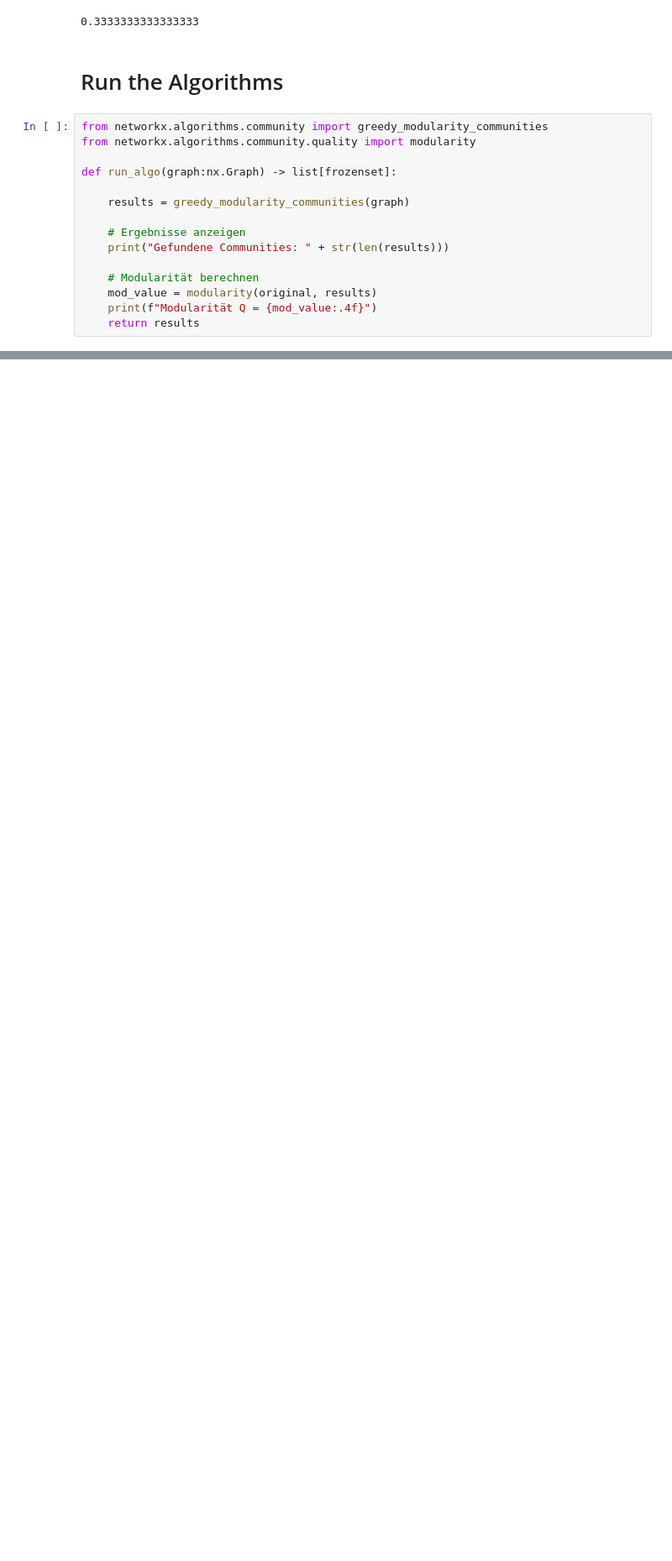
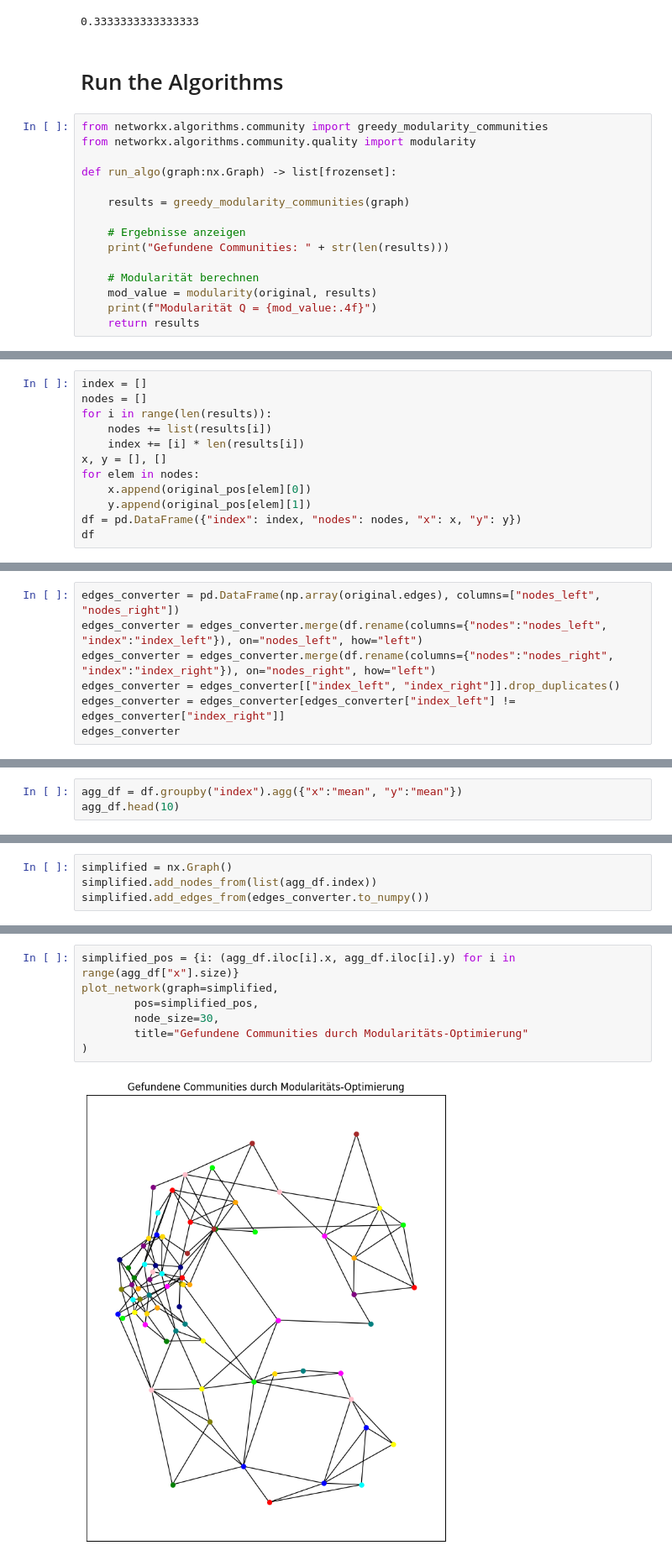
Before and after one commit to hugoschwabe/bachelor-thesis, a Jupyter notebook: benchmark.ipynb, the cells around one changed output, grey strips where cells are left out. Shown at 84% size. Saved outputs shown, nothing was run; the diff lists cells and outputs as text; blank space fills up the shorter version.

```diff
--- a/benchmark.ipynb
+++ b/benchmark.ipynb
@@ -208,0 +209,12 @@ Modularität Q = 0.9615
+# %%
+index = []
+nodes = []
+for i in range(len(results)):
+	nodes += list(results[i])
+	index += [i] * len(results[i])
+x, y = [], []
+for elem in nodes:
+	x.append(original_pos[elem][0])
+	y.append(original_pos[elem][1])
+df = pd.DataFrame({"index": index, "nodes": nodes, "x": x, "y": y})
+df
@@ -208,0 +235,7 @@ Modularität Q = 0.9615
+# %%
+edges_converter = pd.DataFrame(np.array(original.edges), columns=["nodes_left", "nodes_right"])
+edges_converter = edges_converter.merge(df.rename(columns={"nodes":"nodes_left", "index":"index_left"}), on="nodes_left", how="left")
+edges_converter = edges_converter.merge(df.rename(columns={"nodes":"nodes_right", "index":"index_right"}), on="nodes_right", how="left")
+edges_converter = edges_converter[["index_left", "index_right"]].drop_duplicates()
+edges_converter = edges_converter[edges_converter["index_left"] != edges_converter["index_right"]]
+edges_converter
@@ -208,0 +256,3 @@ Modularität Q = 0.9615
+# %%
+agg_df = df.groupby("index").agg({"x":"mean", "y":"mean"})
+agg_df.head(10)
@@ -208,0 +272,4 @@ Modularität Q = 0.9615
+# %%
+simplified = nx.Graph()
+simplified.add_nodes_from(list(agg_df.index))
+simplified.add_edges_from(edges_converter.to_numpy())
@@ -208,0 +285,9 @@ Modularität Q = 0.9615
+# %%
+simplified_pos = {i: (agg_df.iloc[i].x, agg_df.iloc[i].y) for i in range(agg_df["x"].size)}
+plot_network(graph=simplified,
+		pos=simplified_pos,
+		node_size=30,
+		title="Gefundene Communities durch Modularitäts-Optimierung"
+)
+# %% [output]
+[figure, added]
```
Also changed, not shown: parts of 7 cells of this notebook.
